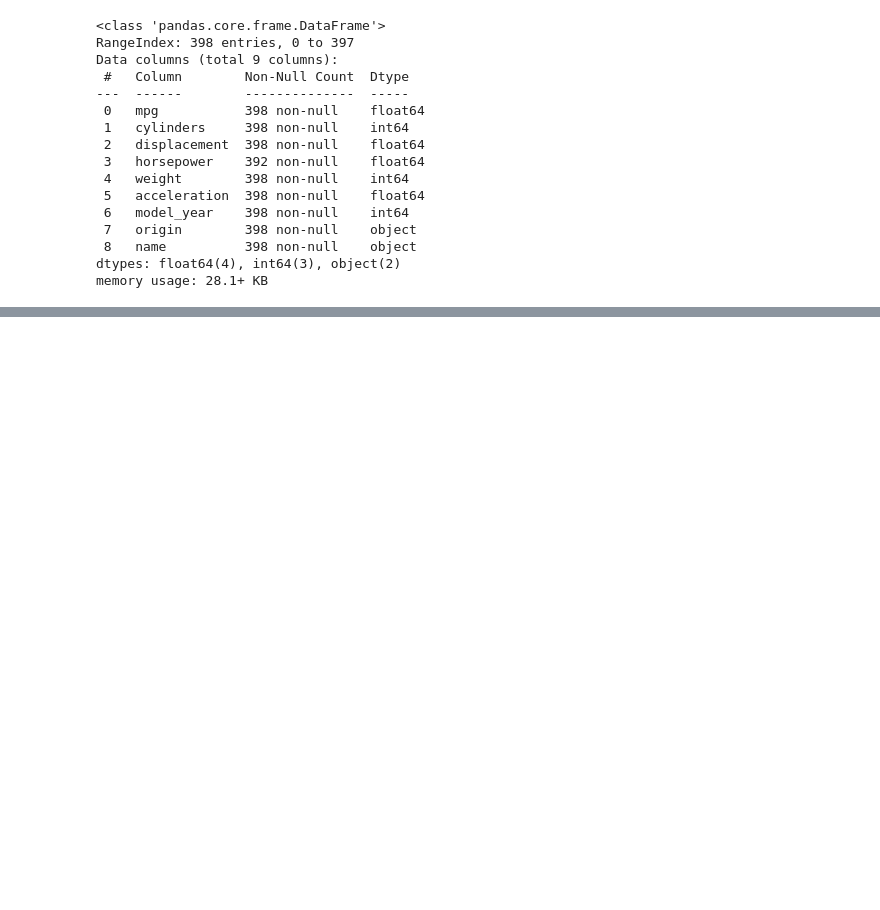
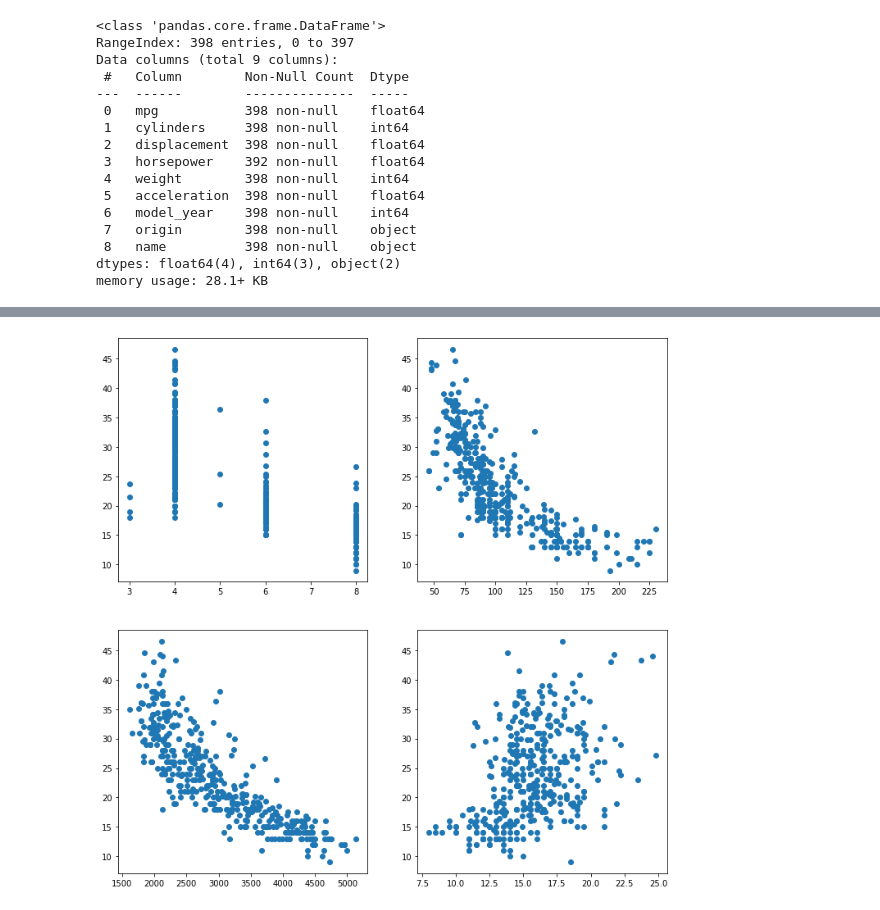
Before and after one commit to JMYoon90/JM_python, a Jupyter notebook: py23_mpg.ipynb, the cells around one changed output, grey strips where cells are left out. Cells and saved outputs as stored; diff of their text form; code cells hidden in the pictures; blank space fills up the shorter version.

```diff
--- a/py23_mpg.ipynb
+++ b/py23_mpg.ipynb
@@ -51,0 +67,14 @@ memory usage: 28.1+ KB
+# %%
+# 2x2 subplot을 생성. scatter plot.
+# mpg ~ cylinders
+# mpg ~ horsepower
+# mpg ~ weight
+# mpg ~ acceleration
+fig, ax = plt.subplots(nrows=2, ncols=2, figsize=(12, 12))
+ax[0][0].scatter(data=mpg, x='cylinders', y='mpg')
+ax[0][1].scatter(data=mpg, x='horsepower', y='mpg')
+ax[1][0].scatter(data=mpg, x='weight', y='mpg')
+ax[1][1].scatter(data=mpg, x='acceleration', y='mpg')
+plt.show()
+# %% [output]
+[figure, added]
```
Also changed, not shown: parts of 7 cells of this notebook.
